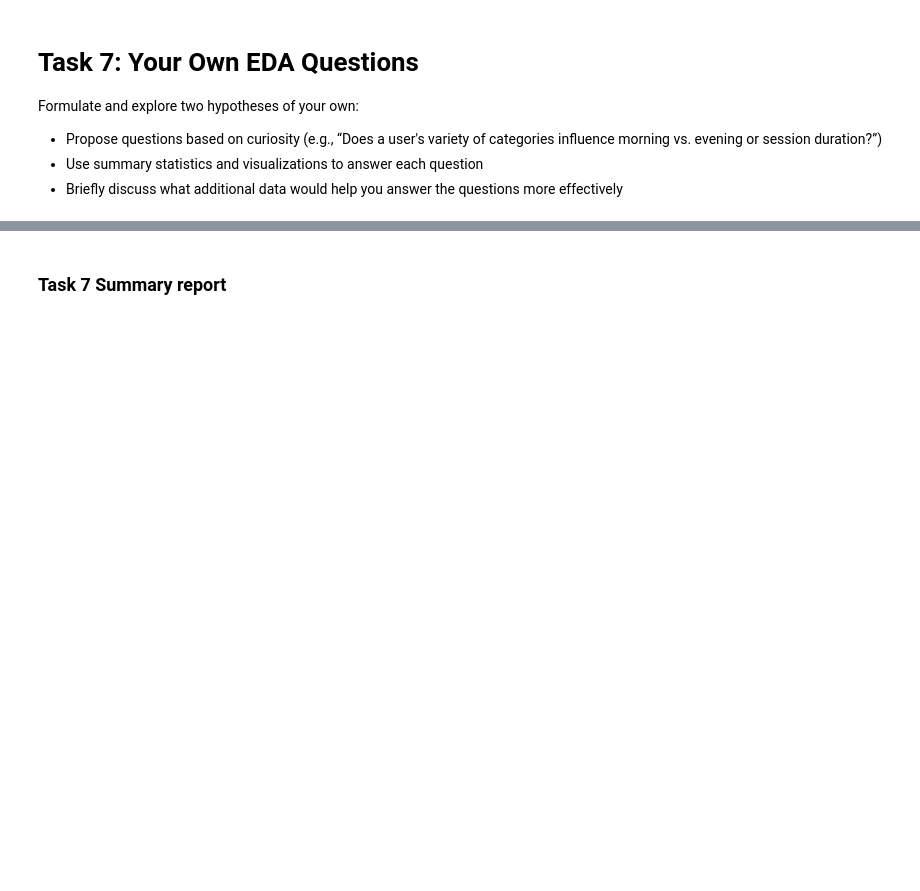
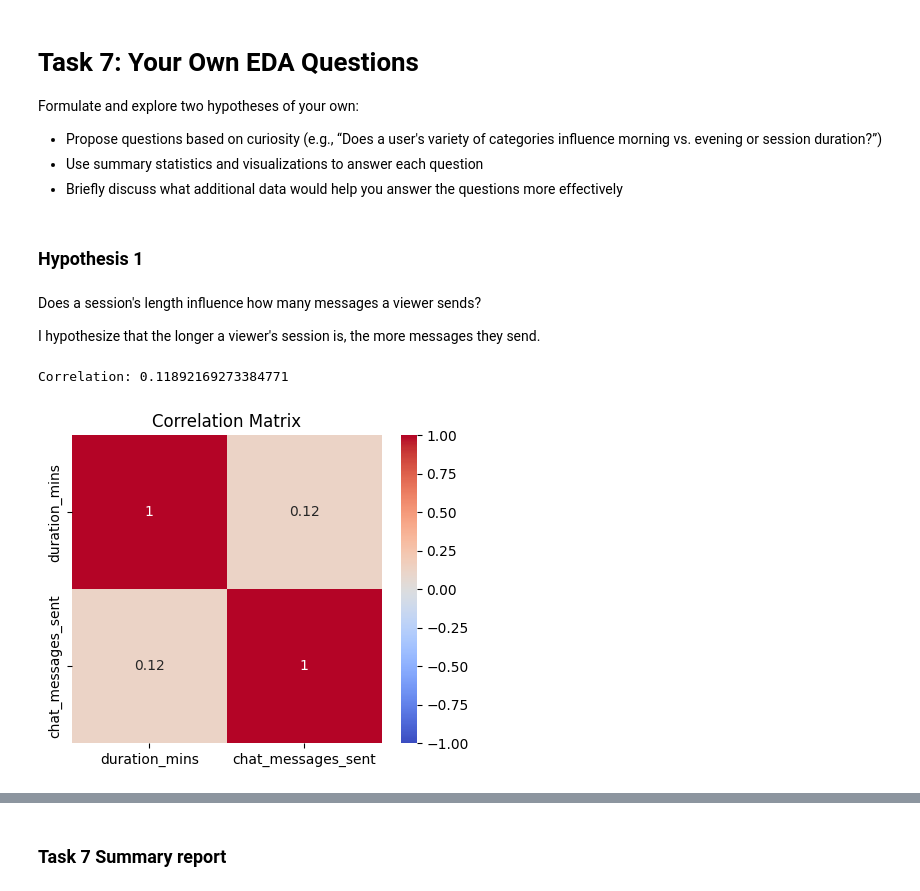
Before and after one commit to zlwym/Assignment01_IAT461, a Jupyter notebook: IAT461-Assignment01-Scaffold.ipynb, the cells around one changed output, grey strips where cells are left out. Drawn from its saved outputs; the diff is of its cells as text; code cells hidden in the pictures; blank space fills up the shorter version.

```diff
--- a/IAT461-Assignment01-Scaffold.ipynb
+++ b/IAT461-Assignment01-Scaffold.ipynb
@@ -2030,5 +2140,34 @@ Formulate and explore two hypotheses of your own:
 - Propose questions based on curiosity (e.g., “Does a user's variety of categories influence morning vs. evening or session duration?”)
 - Use summary statistics and visualizations to answer each question
 - Briefly discuss what additional data would help you answer the questions more effectively
+# %% [markdown]
+### **Hypothesis 1**
+# %% [markdown]
+Does a session's length influence how many messages a viewer sends?
+
+I hypothesize that the longer a viewer's session is, the more messages they send.
 # %%
-# task 7 code start here
+correlation = sessions['duration_mins'].corr(sessions['chat_messages_sent'])
+print(f'Correlation: {correlation}')
+# %% [output]
+Correlation: 0.11892169273384771
+# %%
+corr_matrix = sessions[
+    ['duration_mins', 'chat_messages_sent']
+].corr()
+
+plt.figure(figsize=(5, 4))
+
+sns.heatmap(
+    corr_matrix,
+    annot=True,
+    cmap='coolwarm',
+    vmin=-1,
+    vmax=1
+)
+
+plt.title('Correlation Matrix')
+
+plt.show()
+# %% [output]
+[figure, added]
```
Also changed, not shown: parts of 20 cells of this notebook.
